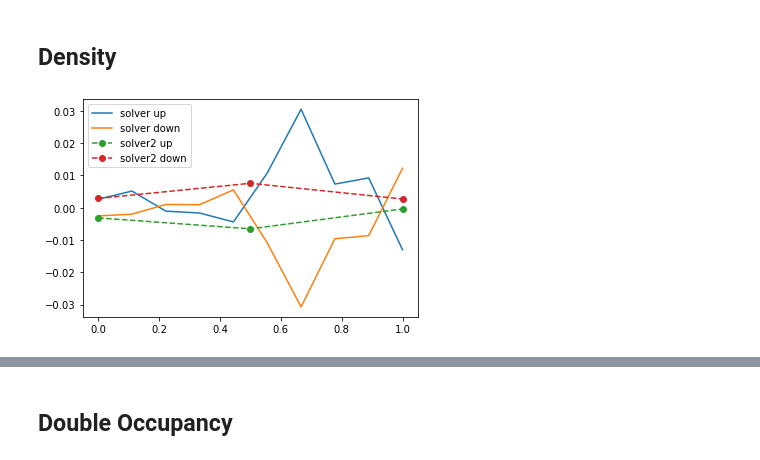
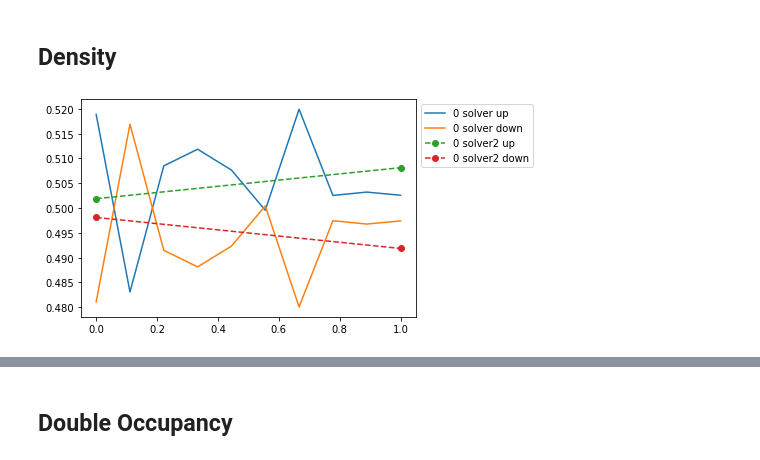
Before and after one commit to adrien-c-lopez/ctint_tutorial, a Jupyter notebook: examples/analysis.ipynb, the cells around one changed output, grey strips where cells are left out. Cells and saved outputs as stored; diff of their text form; code cells hidden in the pictures.

```diff
--- a/examples/analysis.ipynb
+++ b/examples/analysis.ipynb
@@ -85,17 +121,15 @@ plt.show()
 # %%
-with HDFArchive("data/test_solver.h5",'r') as A:
-    for i in range(Ns):
-        N = len(A[f'hist_{i}'])
-        k = np.arange(N//2)*2+1
-        h = fuse_eo(A[f'hist_{i}'][:N-N%2])
-        if True:
+for id in ids:
+    with HDFArchive(files[id],'r') as A:
+        for i in range(Ns[id]):
+            N = len(A[f'hist_{i}'])
+            k = np.arange(N//2)*2+1
+            h = fuse_eo(A[f'hist_{i}'][:N-N%2])
             plt.plot(k,h,'r.--')
-        else:
-            plt.plot(k,h,'r.')
 
-    with HDFArchive("data/test_solver2.h5",'r') as B:
-        print(f"# of samples: {B['N']}")
-        for i in range(Ns2):
+
+    with HDFArchive(files2[id],'r') as B:
+        for i in range(Ns2[id]):
             N = len(B[f'hist_{i}'])
             k = np.arange(N)
             plt.plot(k,B[f'hist_{i}'],'b.')
@@ -159,30 +184,22 @@ plt.show()
 # %% [markdown]
 ## Density
 # %%
-with HDFArchive("data/test_solver.h5",'r') as A:
-    k = np.linspace(0,1,Ns)
-    n = np.zeros((Ns,2),dtype=complex)
-    n2 = np.zeros((Ns,2),dtype=complex)
-    for i in range(Ns):
-        n[i] = A[f"n_{i}"]
+for id in ids:#[1:]:
+    k = np.linspace(0,1,Ns[id])
+    n = np.zeros((Ns[id],2),dtype=complex)
+    with HDFArchive(files[id],'r') as A:
+        for i in range(Ns[id]):
+            n[i] = A[f"n_{i}"]+delta0[id]
+    plt.plot(k,n.real,label=[f"{id} solver up",f"{id} solver down"])
 
-plt.plot(k,n.real,label=["solver up","solver down"])
+    k = np.linspace(0,1,Ns2[id])
+    n2 = np.zeros((Ns2[id],2),dtype=complex)
+    with HDFArchive(files2[id],'r') as B:
+        for i in range(Ns2[id]):
+            n2[i] = B[f"n_{i}"]+delta0[id]
+    plt.plot(k,n2.real,'o--',label=[f"{id} solver2 up",f"{id} solver2 down"])
 
-with HDFArchive("data/test_solver2.h5",'r') as B:
-    k = np.linspace(0,1,Ns2)
-    n2 = np.zeros((Ns2,2),dtype=complex)
-    for i in range(Ns2):
-        n2[i] = B[f"n_{i}"]
-
-plt.plot(k,n2.real,'o--',label=["solver2 up","solver2 down"])
-
-plt.legend()
-#plt.ylim(-300,300)
+plt.legend(bbox_to_anchor=(1,1))
 plt.show()
-
-#plt.plot(k,n.imag,label=["solver up","solver down"])
-#plt.plot(k,n2.imag,'--',label=["solver2 up","solver2 down"])
-#plt.legend()
-#plt.show()
 # %% [output]
-[figure, old version]
+[figure, new version]
```
Also changed, not shown: parts of 18 cells of this notebook, 20 other files.
